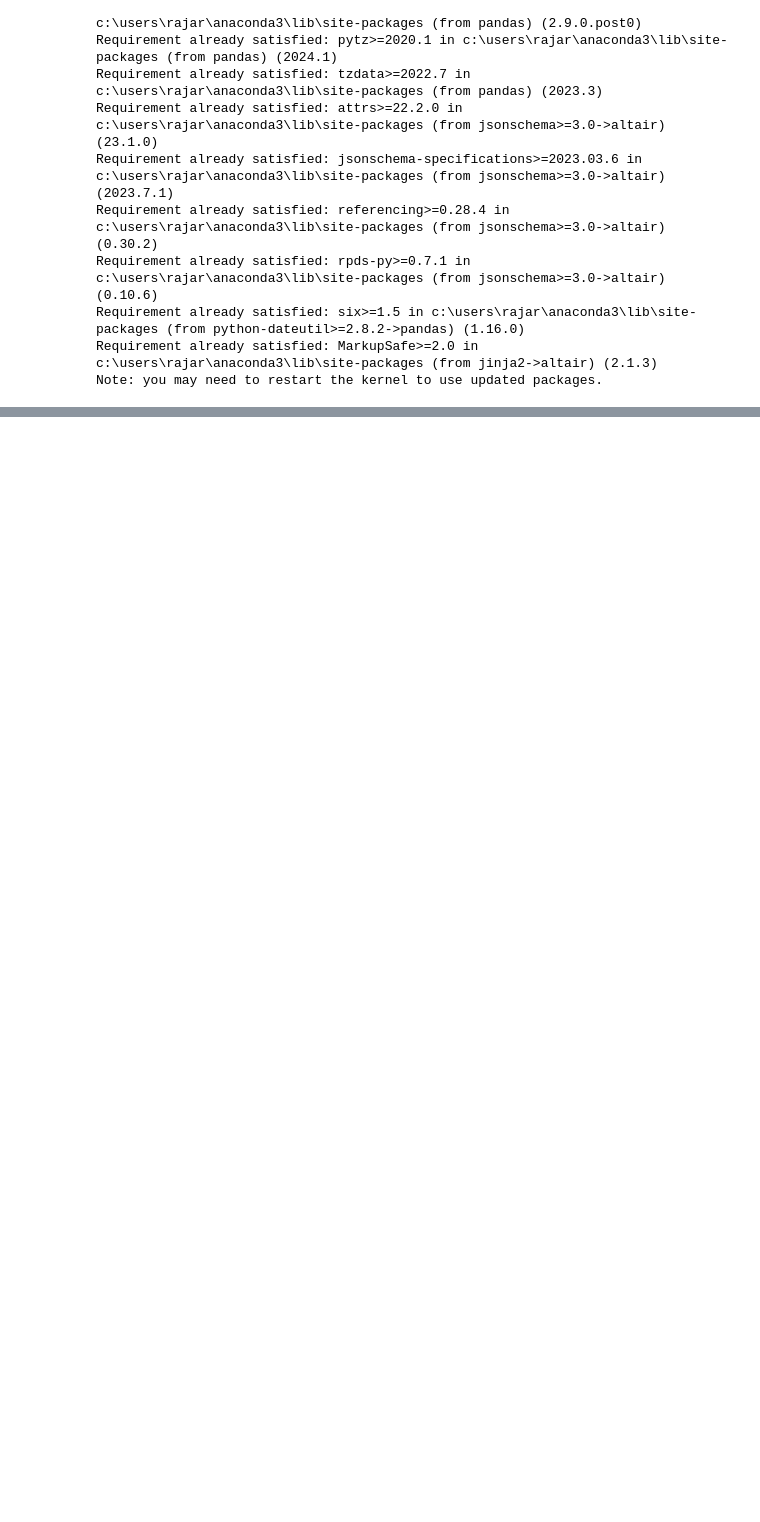
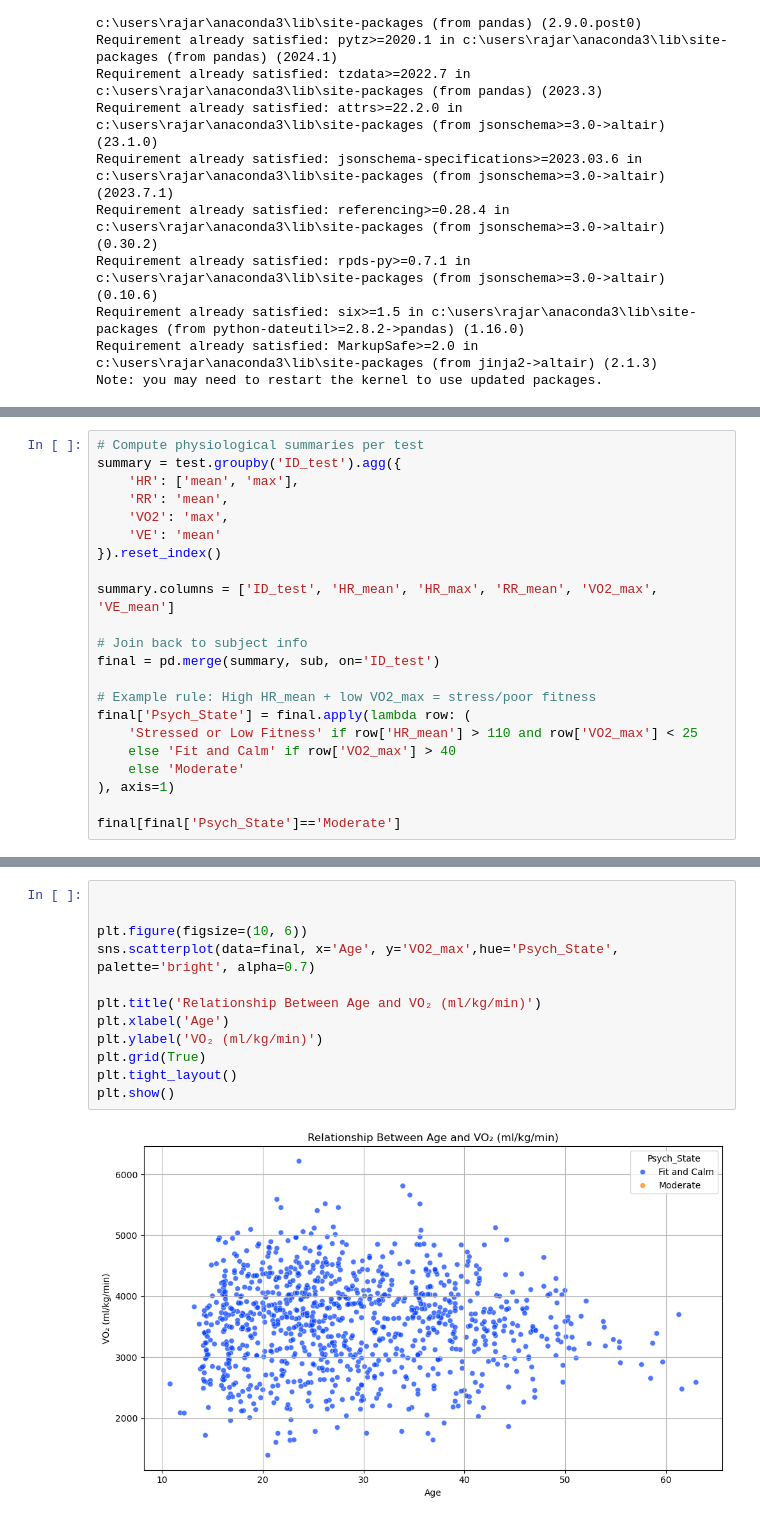
Before and after one commit to Subhadrasahu/Team9_Pythoknights_PythonHackathon_APRIL25, a Jupyter notebook: PythoKnights4964.ipynb, the cells around one changed output, grey strips where cells are left out. Drawn from its saved outputs; the diff is of its cells as text; blank space fills up the shorter version.

```diff
--- a/PythoKnights4964.ipynb
+++ b/PythoKnights4964.ipynb
@@ -401,0 +405,22 @@ plt.show()
+# %%
+# Compute physiological summaries per test
+summary = test.groupby('ID_test').agg({
+    'HR': ['mean', 'max'],
+    'RR': 'mean',
+    'VO2': 'max',
+    'VE': 'mean'
+}).reset_index()
+
+summary.columns = ['ID_test', 'HR_mean', 'HR_max', 'RR_mean', 'VO2_max', 'VE_mean']
+
+# Join back to subject info
+final = pd.merge(summary, sub, on='ID_test')
+
+# Example rule: High HR_mean + low VO2_max = stress/poor fitness
+final['Psych_State'] = final.apply(lambda row: (
+    'Stressed or Low Fitness' if row['HR_mean'] > 110 and row['VO2_max'] < 25
+    else 'Fit and Calm' if row['VO2_max'] > 40
+    else 'Moderate'
+), axis=1)
+
+final[final['Psych_State']=='Moderate']
@@ -401,0 +440,14 @@ plt.show()
+# %%
+
+
+plt.figure(figsize=(10, 6))
+sns.scatterplot(data=final, x='Age', y='VO2_max',hue='Psych_State', palette='bright', alpha=0.7)
+
+plt.title('Relationship Between Age and VO₂ (ml/kg/min)')
+plt.xlabel('Age')
+plt.ylabel('VO₂ (ml/kg/min)')
+plt.grid(True)
+plt.tight_layout()
+plt.show()
+# %% [output]
+[figure, added]
```
Also changed, not shown: parts of 3 cells of this notebook.
